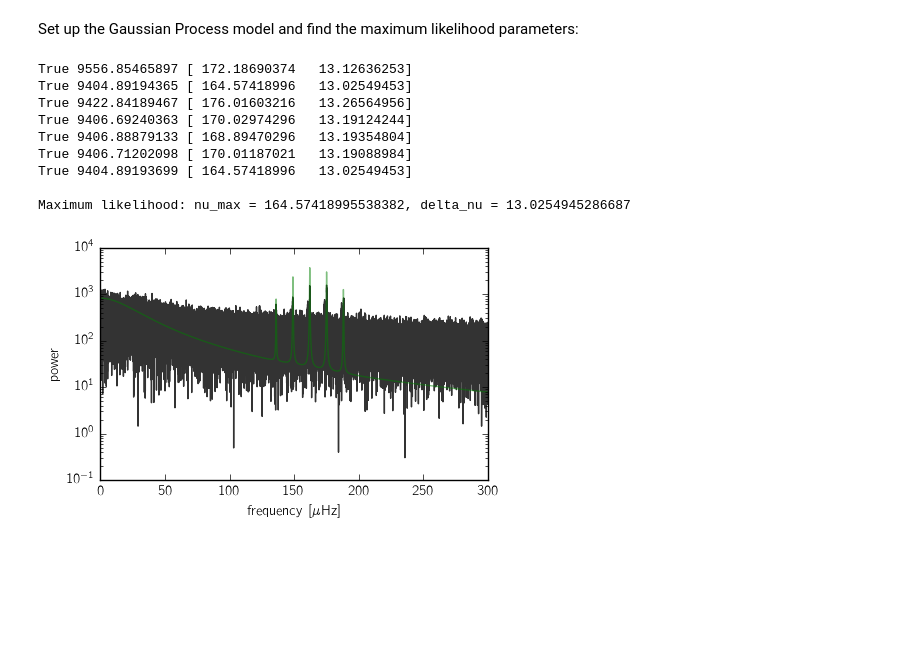
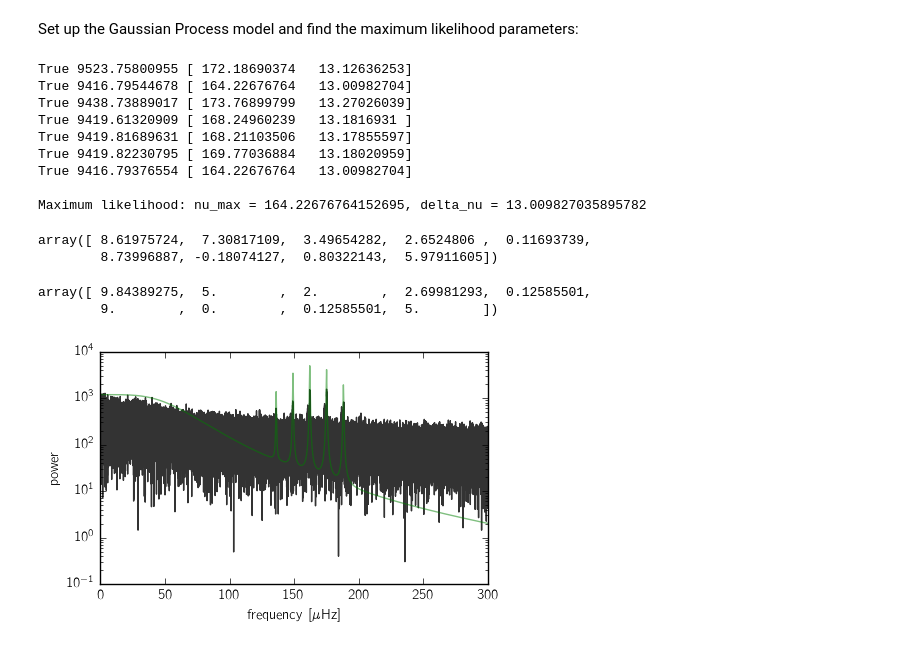
Before and after one commit to dfm/celerite, a Jupyter notebook: python/examples/astero-demo.ipynb, the cells around one changed output. Cells and saved outputs as stored; diff of their text form; code cells hidden in the pictures; blank space fills up the shorter version.

```diff
--- a/python/examples/astero-demo.ipynb
+++ b/python/examples/astero-demo.ipynb
@@ -196,14 +197,14 @@ Set up the Gaussian Process model and find the maximum likelihood parameters:
 # %%
 uHz_conv = 1e-6 * 24 * 60 * 60
 p0 = np.concatenate((
-    [0.0, 5.0, 2.0],  # White noise and non-periodic parameters
+    [2.0*np.log(np.median(np.abs(np.diff(fit_y)))), 5.0, 2.0],
     [
         np.log(nu_max*uHz_conv),        # log(nu_max)
         np.log(delta_nu*uHz_conv),      # log(delta_nu)
         9.0,                            # log(amp_max)
         0.0,                            # offset between nu_max and central freq. spike
         np.log(delta_nu*uHz_conv),      # width of envelope
-        -3.0                            # log(q_factor)
+        5.0                             # log(q_factor)
     ]
 ))
 
@@ -215,15 +216,17 @@ def build_gp(params, nmodes=2):
     osc_params = params[3:]
 
     # Set up the non-periodic component
-    gp = genrp.GP()
-    gp.add_term(*real_params)
+    kernel = kernels.SHOTerm(real_params[0], -0.5*np.log(2.0), real_params[1])
+    # kernels.RealTerm(np.exp(real_params[0]), real_params[1])
 
     # Add the frequency comb
     log_nu_max, log_delta_nu, log_amp, delta_nu0, log_sigma, log_q = osc_params
     freqs = np.exp(log_nu_max) + delta_nu0 + np.exp(log_delta_nu)*np.arange(-nmodes, nmodes+1, 1)
     log_amps = log_amp - 0.5*(freqs - np.exp(log_nu_max))**2 * np.exp(-log_sigma)
     for log_a, f in zip(log_amps, freqs):
-        gp.add_term(log_a, log_q, np.log(f))
+        kernel += kernels.SHOTerm(log_a - 2.0*log_q, log_q, np.log(2.0*np.pi*f))
+
+    gp = genrp.GP(kernel, log_white_noise=params[0])
 
     return gp
 
@@ -238,7 +241,10 @@ param_mask = np.ones(len(p0), dtype=bool)
 def nll(p):
     params[param_mask] = p
     gp = build_gp(params)
-    gp.compute(fit_x, np.sqrt(fit_yerr**2 + np.exp(params[0])))  # Include the white noise here
+    try:
+        gp.compute(fit_x, fit_yerr)
+    except (np.linalg.LinAlgError, ZeroDivisionError) as e:
+        return 1e10
     ll = gp.log_likelihood(fit_y)
     if not np.isfinite(ll):
         return 1e10
@@ -285,25 +291,35 @@ print()
 print("Maximum likelihood: nu_max = {0}, delta_nu = {1}"
       .format(np.exp(params[3])/uHz_conv, np.exp(params[4])/uHz_conv))
 # %% [output]
-True 9556.85465897 [ 172.18690374   13.12636253]
-True 9404.89194365 [ 164.57418996   13.02549453]
-True 9422.84189467 [ 176.01603216   13.26564956]
-True 9406.69240363 [ 170.02974296   13.19124244]
-True 9406.88879133 [ 168.89470296   13.19354804]
-True 9406.71202098 [ 170.01187021   13.19088984]
-True 9404.89193699 [ 164.57418996   13.02549453]
+True 9523.75800955 [ 172.18690374   13.12636253]
+True 9416.79544678 [ 164.22676764   13.00982704]
+True 9438.73889017 [ 173.76899799   13.27026039]
+True 9419.61320909 [ 168.24960239   13.1816931 ]
+True 9419.81689631 [ 168.21103506   13.17855597]
+True 9419.82230795 [ 169.77036884   13.18020959]
+True 9416.79376554 [ 164.22676764   13.00982704]
 
-Maximum likelihood: nu_max = 164.57418995538382, delta_nu = 13.0254945286687
+Maximum likelihood: nu_max = 164.22676764152695, delta_nu = 13.009827035895782
+# %%
+params
+# %% [output]
+array([ 8.61975724,  7.30817109,  3.49654282,  2.6524806 ,  0.11693739,
+        8.73996887, -0.18074127,  0.80322143,  5.97911605])
+# %%
+p0
+# %% [output]
+array([ 9.84389275,  5.        ,  2.        ,  2.69981293,  0.12585501,
+        9.        ,  0.        ,  0.12585501,  5.        ])
 # %%
 fig, ax = plt.subplots(1, 1, figsize=(5, 3), sharey=True)
 ax.plot(freq_uHz, np.sqrt(power_all), "k", alpha=0.8)
-ax.plot(freq_uHz, gp.get_psd(freq), "g", alpha=0.5)
+ax.plot(freq_uHz, gp.get_kernel_psd(2*np.pi*freq), "g", alpha=0.5)
 ax.set_xlabel("frequency [$\mu$Hz]")
 ax.set_ylabel("power")
 ax.set_yscale("log")
 fig.savefig(format_filename("intial_psd"), bbox_inches="tight")
 # %% [output]
-[figure, old version]
+[figure, new version]
 # %%
 def lnprob(p):
     if np.any(p[:6] < -15.0) or np.any(p[:6] > 15.0):
```
Also changed, not shown: parts of 10 cells of this notebook, 7 other files.
